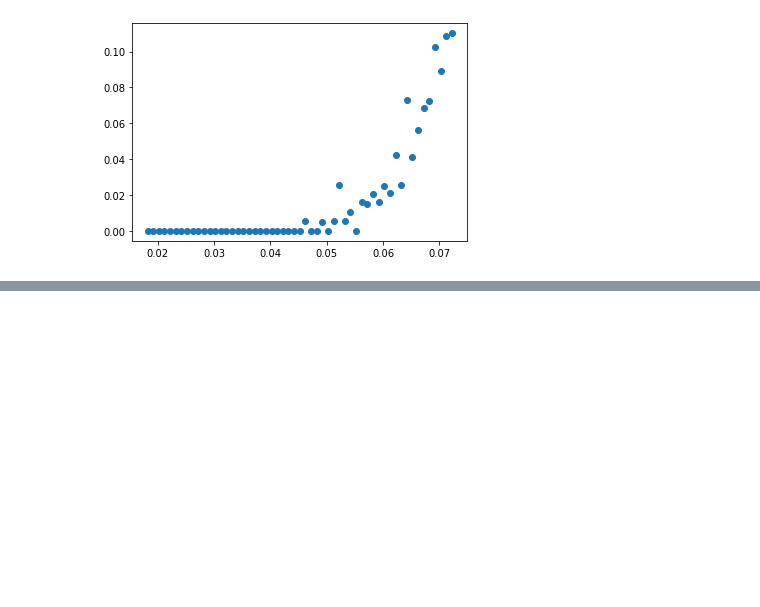
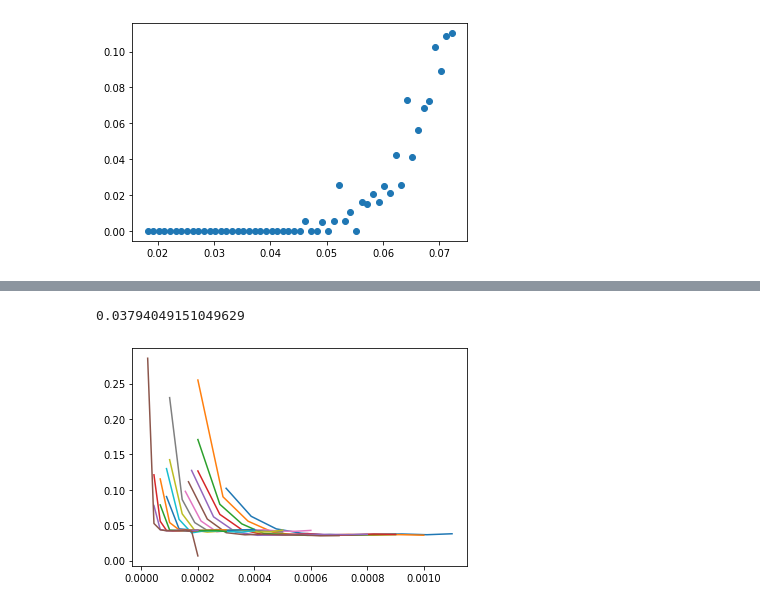
Before and after one commit to Zelenyy/phd-code, a Jupyter notebook: notebooks/21.RREA_1.ipynb, the cells around one changed output, grey strips where cells are left out. Cells and saved outputs as stored; diff of their text form; code cells hidden in the pictures; blank space fills up the shorter version.

```diff
--- a/notebooks/21.RREA_1.ipynb
+++ b/notebooks/21.RREA_1.ipynb
@@ -153,2 +164,5 @@ plt.plot(energy, k, "o")
+# %%
+x = data["energy"][indx]
+y =  data["k"][indx]
 # %%
 # %% [output]
@@ -155,0 +170,14 @@ plt.plot(energy, k, "o")
+# %%
+x[24]
+# %% [output]
+0.03794049151049629
+# %%
+result = []
+fh = np.unique(data[["height", "field"]], axis=0)
+for item in fh:
+    height, field = item
+    indx = np.logical_and(data["height"] == height, data["field"] == field)
+    x = data["energy"][indx]
+    y =  data["k"][indx]
+    indx = (y > 0.001).argmax()
+    result.append((height, field, x[indx]))
@@ -155,0 +186,10 @@ plt.plot(energy, k, "o")
+# %%
+data_scatter = np.array(result)
+heights = np.unique(fh["height"])
+for height in heights:
+    indx = data_scatter[:, 0] == height
+    x = data_scatter[indx, 1]
+    y = data_scatter[indx, 2]
+    plt.plot(x,y)
+# %% [output]
+[figure, added]
```
Also changed, not shown: parts of 10 cells of this notebook, 3 other files.
